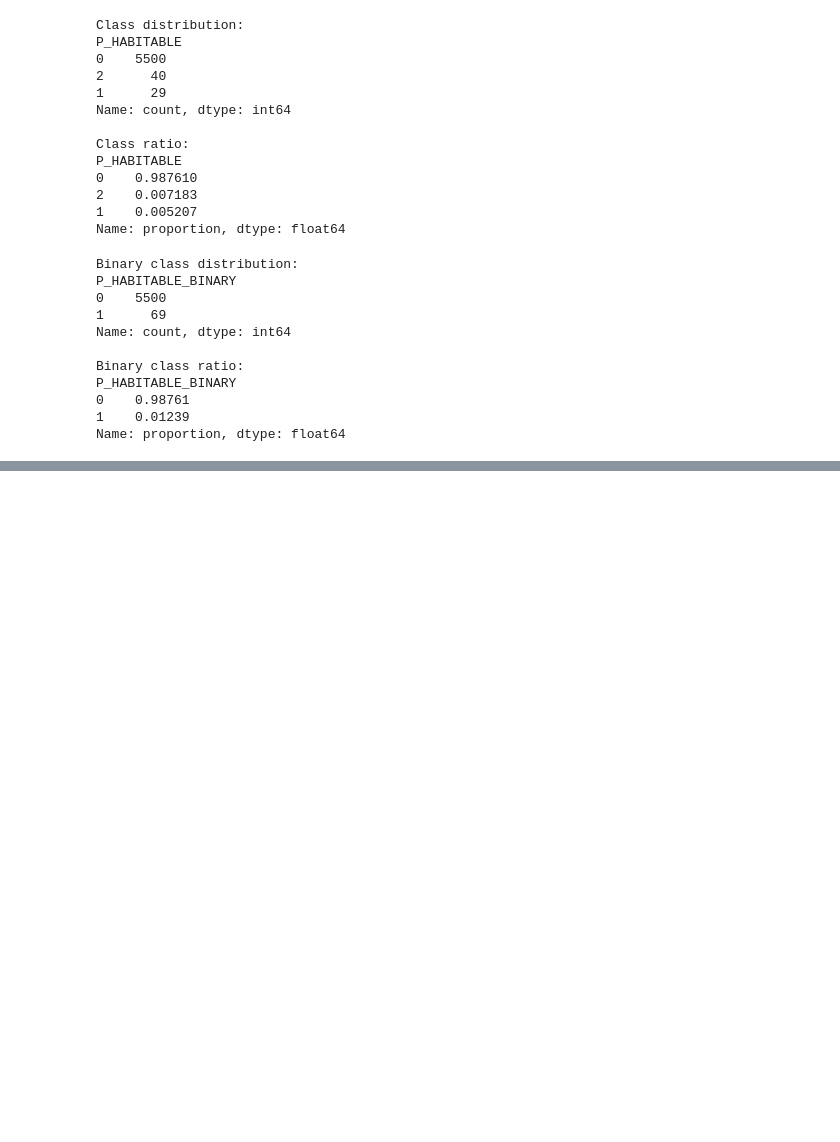
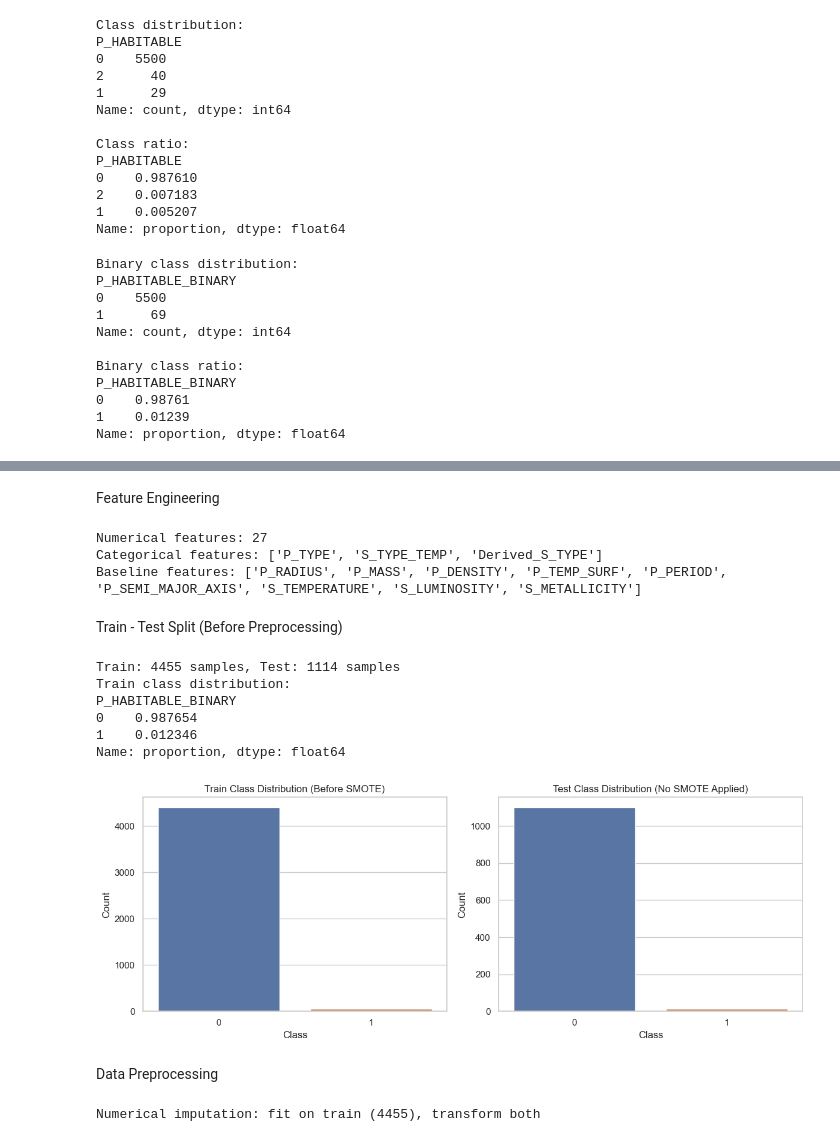
Before and after one commit to varshini-nandula/exohabitai, a Jupyter notebook: exoplanets.ipynb, the cells around one changed output, grey strips where cells are left out. Cells and saved outputs as stored; diff of their text form; code cells hidden in the pictures; blank space fills up the shorter version.

```diff
--- a/exoplanets.ipynb
+++ b/exoplanets.ipynb
@@ -1203,0 +202,5 @@ PIPELINE TYPE: <class 'sklearn.pipeline.Pipeline'>
+# %%
+# Drop original multi-class target (we use binary)
+exoplanet_df.drop(columns=["P_HABITABLE"], inplace=True)
+# %% [markdown]
+Feature Engineering
@@ -1203,0 +240,51 @@ PIPELINE TYPE: <class 'sklearn.pipeline.Pipeline'>
+# %%
+print(f"Numerical features: {len(numerical_cols)}")
+print(f"Categorical features: {categorical_cols}")
+print(f"Baseline features: {BASELINE_FEATURES}")
+# %% [output]
+Numerical features: 27
+Categorical features: ['P_TYPE', 'S_TYPE_TEMP', 'Derived_S_TYPE']
+Baseline features: ['P_RADIUS', 'P_MASS', 'P_DENSITY', 'P_TEMP_SURF', 'P_PERIOD', 'P_SEMI_MAJOR_AXIS', 'S_TEMPERATURE', 'S_LUMINOSITY', 'S_METALLICITY']
+# %% [markdown]
+Train - Test Split (Before Preprocessing)
+# %%
+# All preprocessing will happen separately on train and test to prevent any information leakage
+X_all = exoplanet_df.drop(columns=[TARGET, 'P_NAME'], errors='ignore')
+y = exoplanet_df[TARGET]
+# %%
+X_train_raw, X_test_raw, y_train, y_test = train_test_split(
+    X_all, y, test_size=0.20, random_state=42, stratify=y
+)
+print(f"Train: {X_train_raw.shape[0]} samples, Test: {X_test_raw.shape[0]} samples")
+print(f"Train class distribution:\n{y_train.value_counts(normalize=True)}")
+# %% [output]
+Train: 4455 samples, Test: 1114 samples
+Train class distribution:
+P_HABITABLE_BINARY
+0    0.987654
+1    0.012346
+Name: proportion, dtype: float64
+# %%
+# Visualization: train/test class distribution before SMOTE
+fig, axes = plt.subplots(1, 2, figsize=(12, 5))
+
+train_counts = y_train.value_counts().sort_index()
+test_counts = y_test.value_counts().sort_index()
+
+sns.barplot(x=train_counts.index, y=train_counts.values, ax=axes[0], palette=['#4C72B0', '#DD8452'])
+axes[0].set_title('Train Class Distribution (Before SMOTE)')
+axes[0].set_xlabel('Class')
+axes[0].set_ylabel('Count')
+
+sns.barplot(x=test_counts.index, y=test_counts.values, ax=axes[1], palette=['#4C72B0', '#DD8452'])
+axes[1].set_title('Test Class Distribution (No SMOTE Applied)')
+axes[1].set_xlabel('Class')
+axes[1].set_ylabel('Count')
+
+plt.tight_layout(rect=[0, 0.03, 1, 0.95])
+plt.show()
+plt.close()
+# %% [output]
+[figure, added]
+# %% [markdown]
+Data Preprocessing
@@ -1203,0 +295,14 @@ PIPELINE TYPE: <class 'sklearn.pipeline.Pipeline'>
+# %%
+# Impute numerical data with median
+median_imputer = SimpleImputer(strategy='median')
+X_train_num = pd.DataFrame(
+    median_imputer.fit_transform(X_train_raw[num_cols_in_data]),
+    columns=num_cols_in_data, index=X_train_raw.index
+)
+X_test_num = pd.DataFrame(
+    median_imputer.transform(X_test_raw[num_cols_in_data]),
+    columns=num_cols_in_data, index=X_test_raw.index
+)
+print(f"Numerical imputation: fit on train ({X_train_num.shape[0]}), transform both")
+# %% [output]
+Numerical imputation: fit on train (4455), transform both
```
Also changed, not shown: parts of 139 cells of this notebook, 1 other file.
